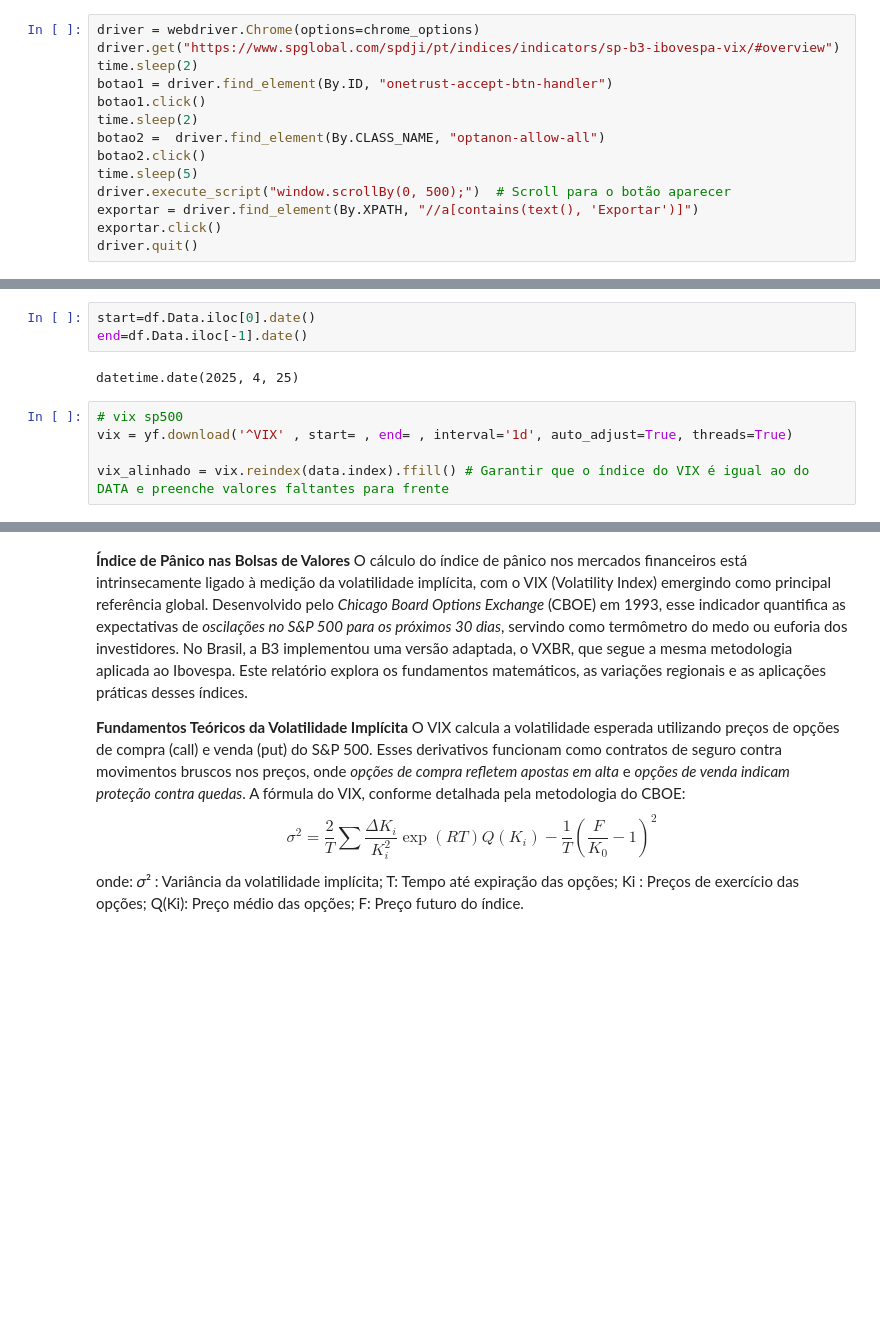
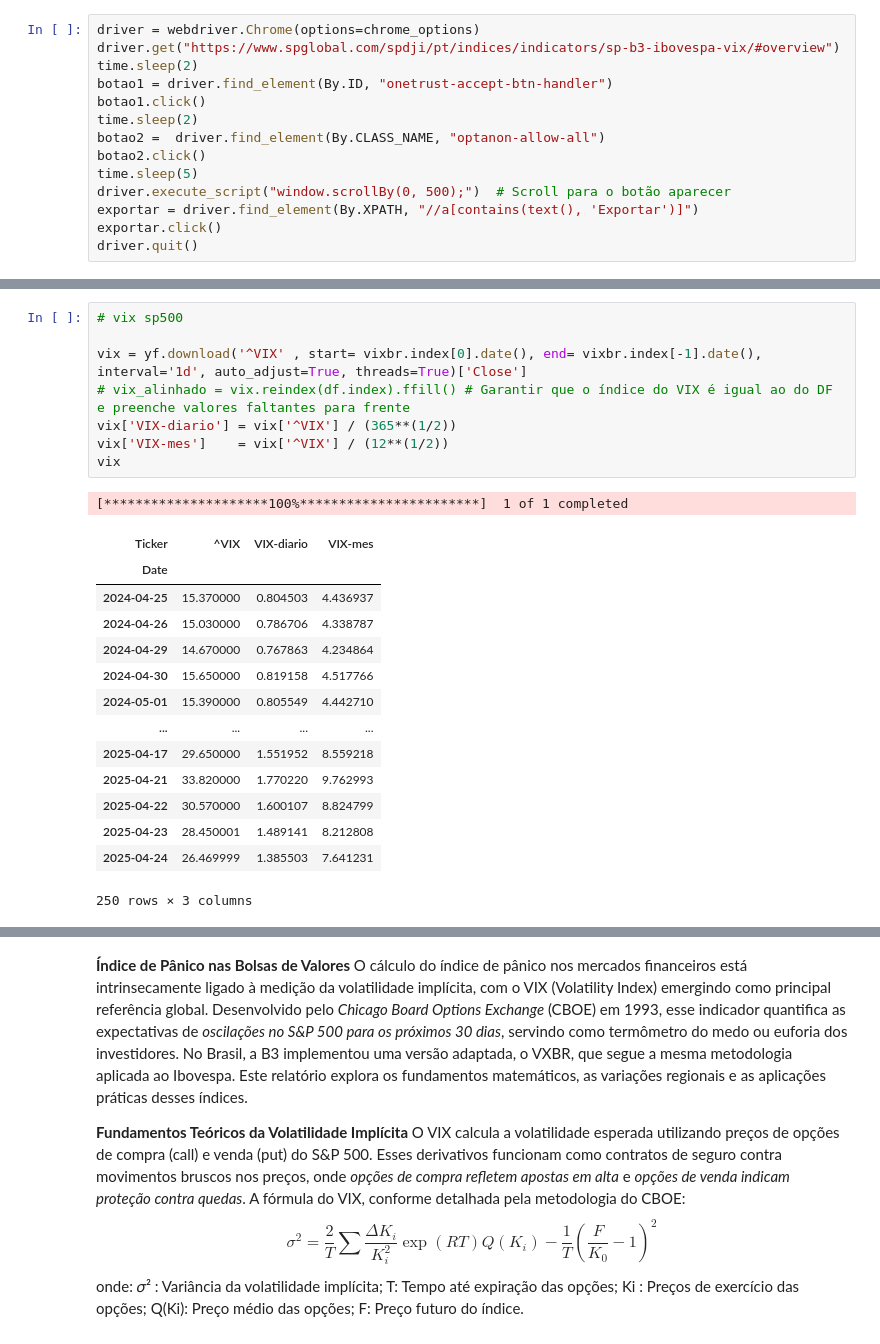
Before and after one commit to BDonadelli/Finance-playground, a Jupyter notebook: panico.ipynb, the cells around one changed output, grey strips where cells are left out. Cells and saved outputs as stored; diff of their text form; blank space fills up the shorter version.

```diff
--- a/panico.ipynb
+++ b/panico.ipynb
@@ -356,13 +355,27 @@ df
-# %%
-start=df.Data.iloc[0].date()
-end=df.Data.iloc[-1].date()
-# %% [output]
-datetime.date(2025, 4, 25)
 # %%
 # vix sp500
-vix = yf.download('^VIX' , start= , end= , interval='1d', auto_adjust=True, threads=True)
 
-vix_alinhado = vix.reindex(data.index).ffill() # Garantir que o índice do VIX é igual ao do DATA e preenche valores faltantes para frente
+vix = yf.download('^VIX' , start= vixbr.index[0].date(), end= vixbr.index[-1].date(), interval='1d', auto_adjust=True, threads=True)['Close']
+# vix_alinhado = vix.reindex(df.index).ffill() # Garantir que o índice do VIX é igual ao do DF e preenche valores faltantes para frente
+vix['VIX-diario'] = vix['^VIX'] / (365**(1/2))
+vix['VIX-mes']    = vix['^VIX'] / (12**(1/2))
+vix
+# %% [output]
+[*********************100%***********************]  1 of 1 completed
+| Ticker | ^VIX | VIX-diario | VIX-mes |
+| Date |  |  |  |
+| 2024-04-25 | 15.370000 | 0.804503 | 4.436937 |
+| 2024-04-26 | 15.030000 | 0.786706 | 4.338787 |
+| 2024-04-29 | 14.670000 | 0.767863 | 4.234864 |
+| 2024-04-30 | 15.650000 | 0.819158 | 4.517766 |
+| 2024-05-01 | 15.390000 | 0.805549 | 4.442710 |
+| ... | ... | ... | ... |
+| 2025-04-17 | 29.650000 | 1.551952 | 8.559218 |
+| 2025-04-21 | 33.820000 | 1.770220 | 9.762993 |
+| 2025-04-22 | 30.570000 | 1.600107 | 8.824799 |
+| 2025-04-23 | 28.450001 | 1.489141 | 8.212808 |
+| 2025-04-24 | 26.469999 | 1.385503 | 7.641231 |
+250 rows × 3 columns
 # %%
 fig = go.Figure()
 
```
Also changed, not shown: parts of 9 cells of this notebook.
